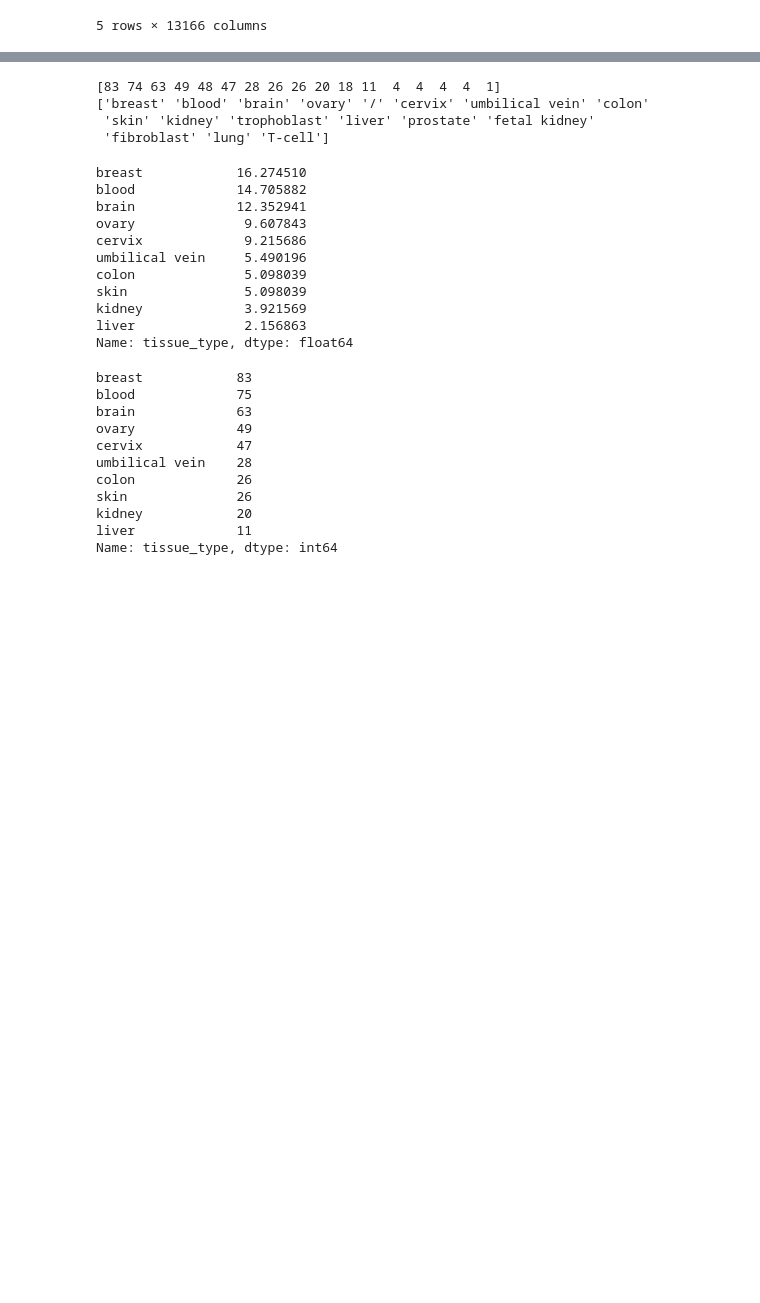
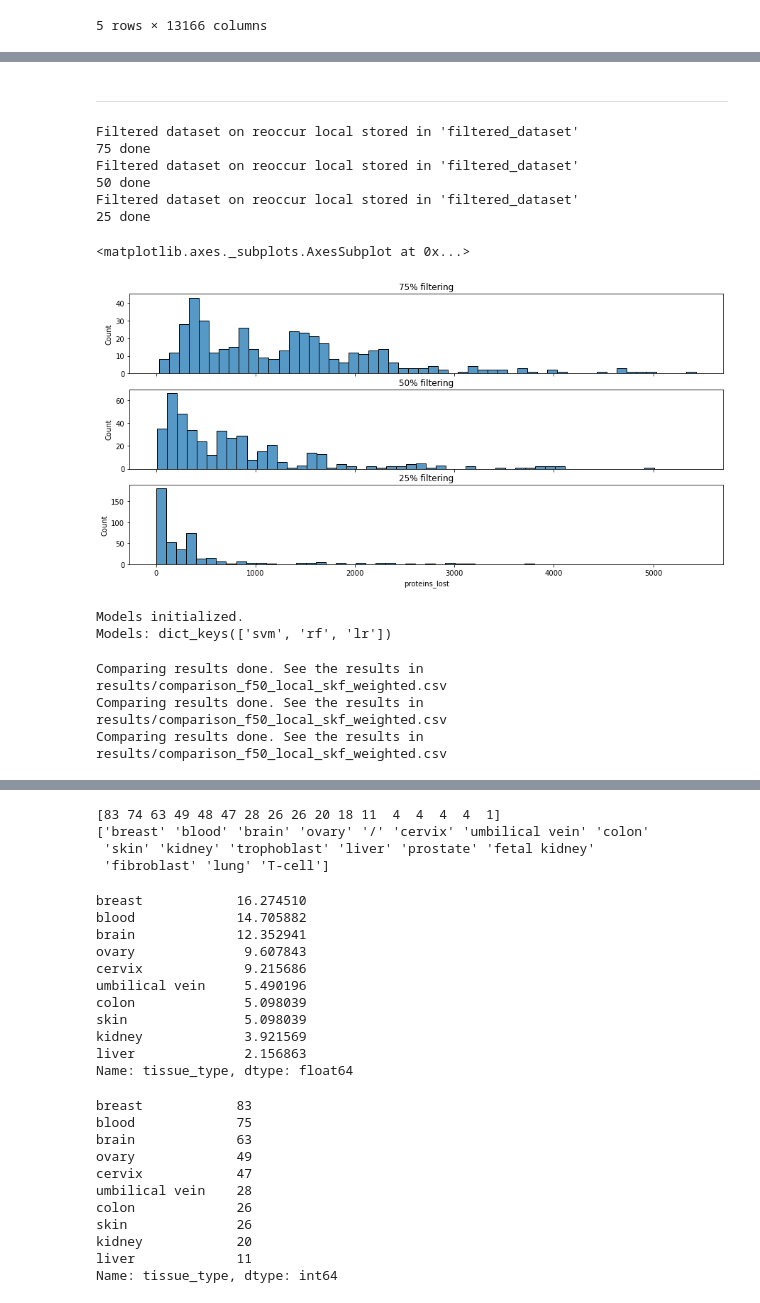
Before and after one commit to SamvPy/Master_thesis_AJ_22_23, a Jupyter notebook: master_thesis/Atlas_analysis/modelling.ipynb, the cells around one changed output, grey strips where cells are left out. Drawn from its saved outputs; the diff is of its cells as text; code cells hidden in the pictures; blank space fills up the shorter version.

```diff
--- a/master_thesis/Atlas_analysis/modelling.ipynb
+++ b/master_thesis/Atlas_analysis/modelling.ipynb
@@ -15,0 +24,9 @@ import numpy as np
+# %%
+# Functions to store and retrieve class instances
+def save_class_to_file(filename, object):
+    with open(f"objects/{filename}.pkl", "wb") as filehandler:
+        pickle.dump(object, filehandler, pickle.HIGHEST_PROTOCOL)
+
+def open_file_to_class(file_name):
+    with open(f'objects/{file_name}.pkl', 'rb') as filehandler:
+        return pickle.load(filehandler)
@@ -33,0 +108,2 @@ data.head()
+# %% [markdown]
+---
@@ -33,0 +119,14 @@ data.head()
+# %%
+filtered75_local.filter_dataset(method = 'reoccur local', percentage_reoccurence=.75)
+print("75 done")
+filtered50_local.filter_dataset(method = 'reoccur local', percentage_reoccurence=.50)
+print("50 done")
+filtered25_local.filter_dataset(method = 'reoccur local', percentage_reoccurence=.25)
+print("25 done")
+# %% [output]
+Filtered dataset on reoccur local stored in 'filtered_dataset'
+75 done
+Filtered dataset on reoccur local stored in 'filtered_dataset'
+50 done
+Filtered dataset on reoccur local stored in 'filtered_dataset'
+25 done
@@ -33,0 +137,15 @@ data.head()
+# %%
+filtered75_local = open_file_to_class("f75_local")
+filtered50_local = open_file_to_class("f50_local")
+filtered25_local = open_file_to_class("f25_local")
+# %%
+fig, ax = plt.subplots(3, sharex = "all",figsize = (15,7))
+ax[0].set_title("75% filtering")
+ax[1].set_title("50% filtering")
+ax[2].set_title("25% filtering")
+sns.histplot(filtered75_local.deletions_per_sample.proteins_lost, ax=ax[0], binwidth = 100)
+sns.histplot(filtered50_local.deletions_per_sample.proteins_lost, ax=ax[1], binwidth = 100)
+sns.histplot(filtered25_local.deletions_per_sample.proteins_lost, ax=ax[2], binwidth = 100)
+# %% [output]
+<matplotlib.axes._subplots.AxesSubplot at 0x...>
+[figure, added]
@@ -33,0 +158,11 @@ data.head()
+# %%
+filtered50_local.initialize_models(models)
+# %% [output]
+Models initialized.
+Models: dict_keys(['svm', 'rf', 'lr'])
+# %%
+filtered50_local.compare_models("init", StratifiedKFold(10), "f50_local_skf_weighted")
+# %% [output]
+Comparing results done. See the results in results/comparison_f50_local_skf_weighted.csv
+Comparing results done. See the results in results/comparison_f50_local_skf_weighted.csv
+Comparing results done. See the results in results/comparison_f50_local_skf_weighted.csv
```
Also changed, not shown: parts of 68 cells of this notebook, 7 other files.
